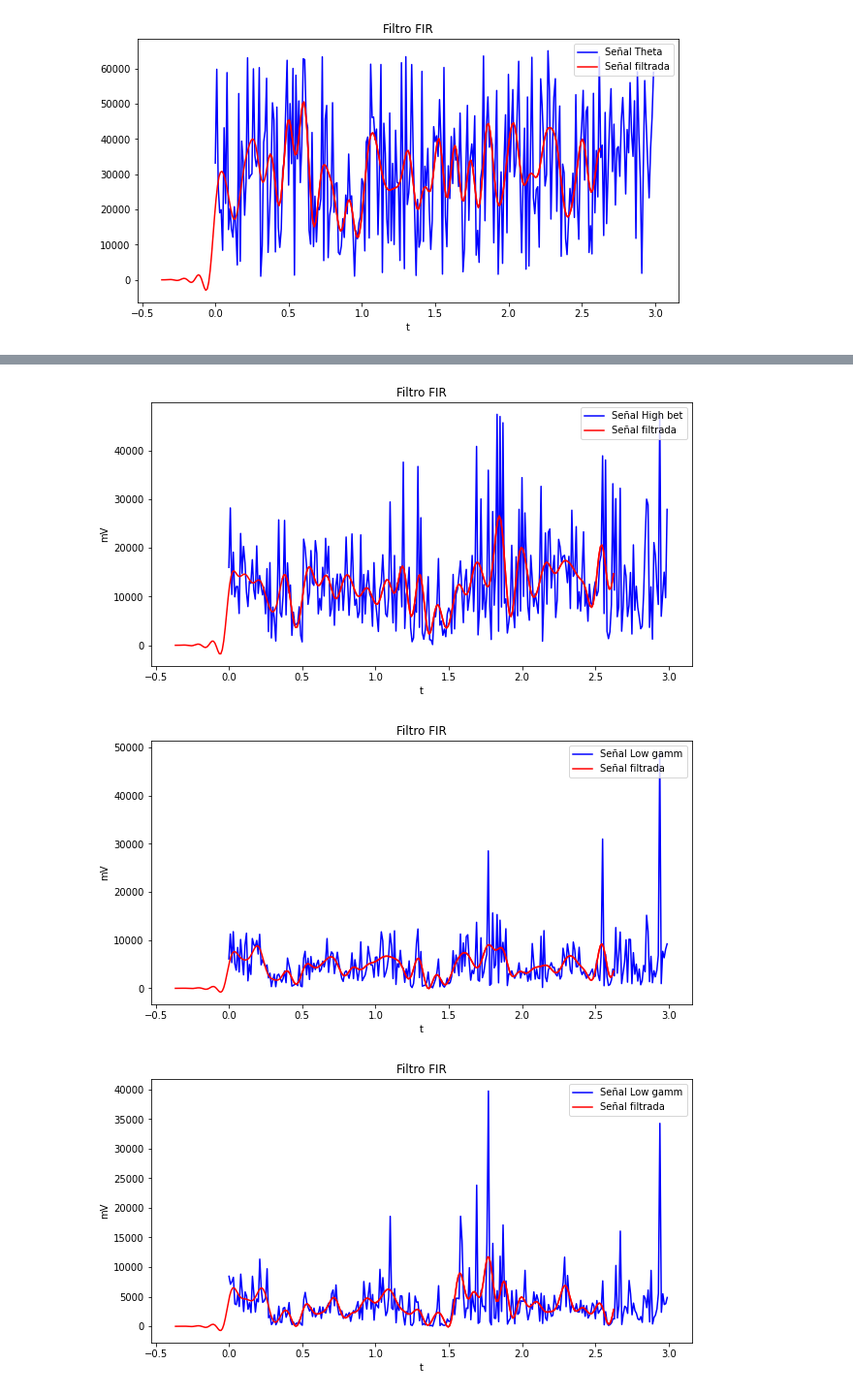
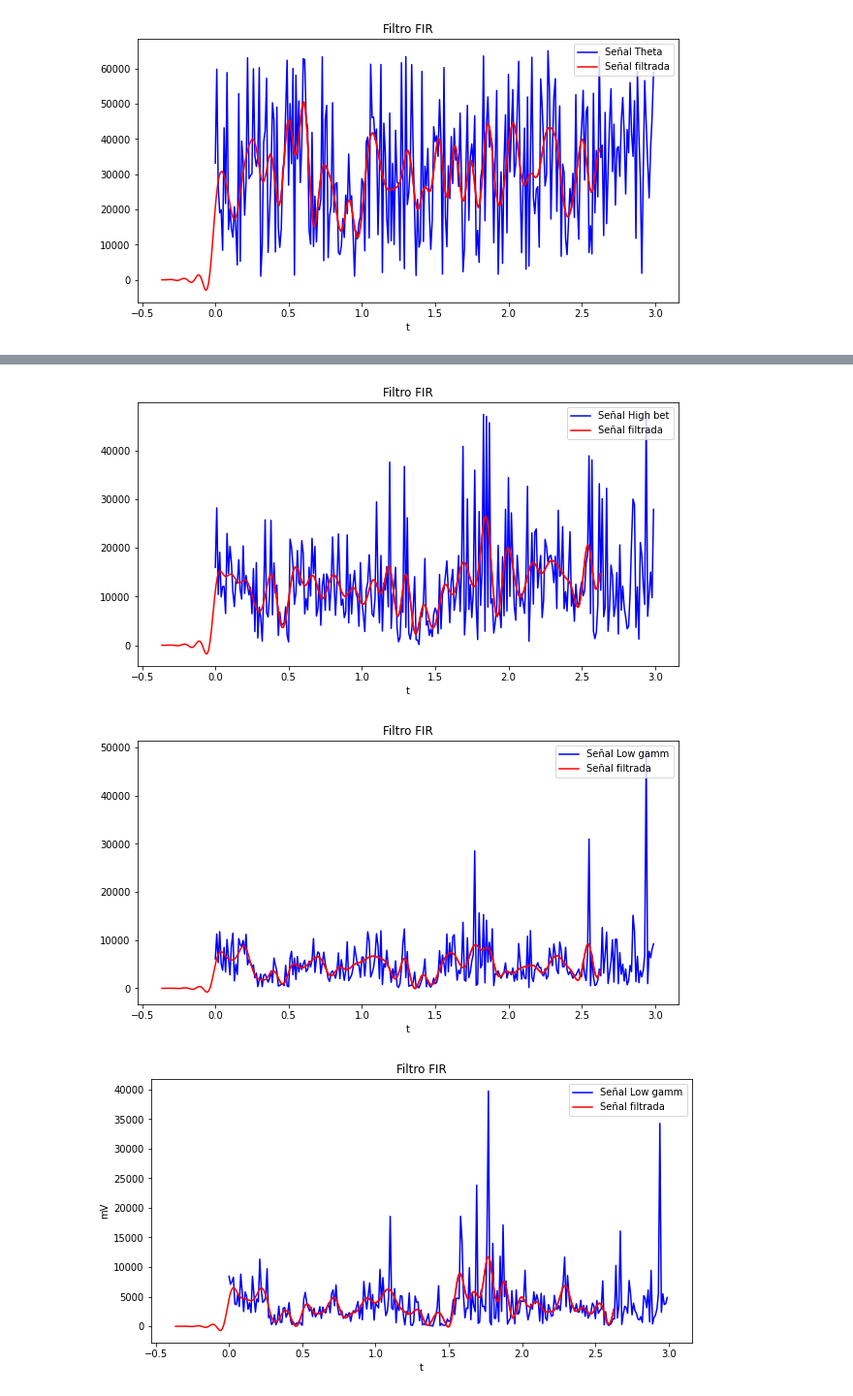
Before and after one commit to KevinEnriquez96/Proyecto-de-titulacion, a Jupyter notebook: filtrosSeñalesEEG.ipynb, the cells around one changed output, grey strips where cells are left out. Shown at 97% size. Saved outputs shown, nothing was run; the diff lists cells and outputs as text; code cells hidden in the pictures.

```diff
--- a/filtrosSeñalesEEG.ipynb
+++ b/filtrosSeñalesEEG.ipynb
@@ -493,21 +482,20 @@ show()
 # %%
 filtered_x = lfilter(taps, 1.0, signal7)
 df7['FIR7']=filtered_x
 
 filtered_x =filtered_x
 delay = 0.5 * (N-1) / sample_rate
 figure(figsize=(10,5))
 plot(t, signal7[:300],color='blue')
 plot(t-delay, filtered_x[:300],color='red')
 plot(t[N-1:]-delay, filtered_x[N-1:][:227], color='red')
-ylabel('mV')
 xlabel('t')
 title('Filtro FIR')
 legend(('Señal High bet', 'Señal filtrada'),
 prop = {'size': 10}, loc='upper right')
 show()
 # %% [output]
-[figure, old version]
+[figure, new version]
 # %%
 filtered_x = lfilter(taps, 1.0, signal8)
 df8['FIR8']=filtered_x
@@ -518,14 +506,13 @@ figure(figsize=(10,5))
 plot(t, signal8[:300],color='blue')
 plot(t-delay, filtered_x[:300],color='red')
 plot(t[N-1:]-delay, filtered_x[N-1:][:227], color='red')
-ylabel('mV')
 xlabel('t')
 title('Filtro FIR')
 legend(('Señal Low gamm', 'Señal filtrada'),
 prop = {'size': 10}, loc='upper right')
 show()
 # %% [output]
-[figure, old version]
+[figure, new version]
 # %%
 filtered_x = lfilter(taps, 1.0, signal9)
 df9['FIR9']=filtered_x
```
Also changed, not shown: parts of 12 cells of this notebook.
